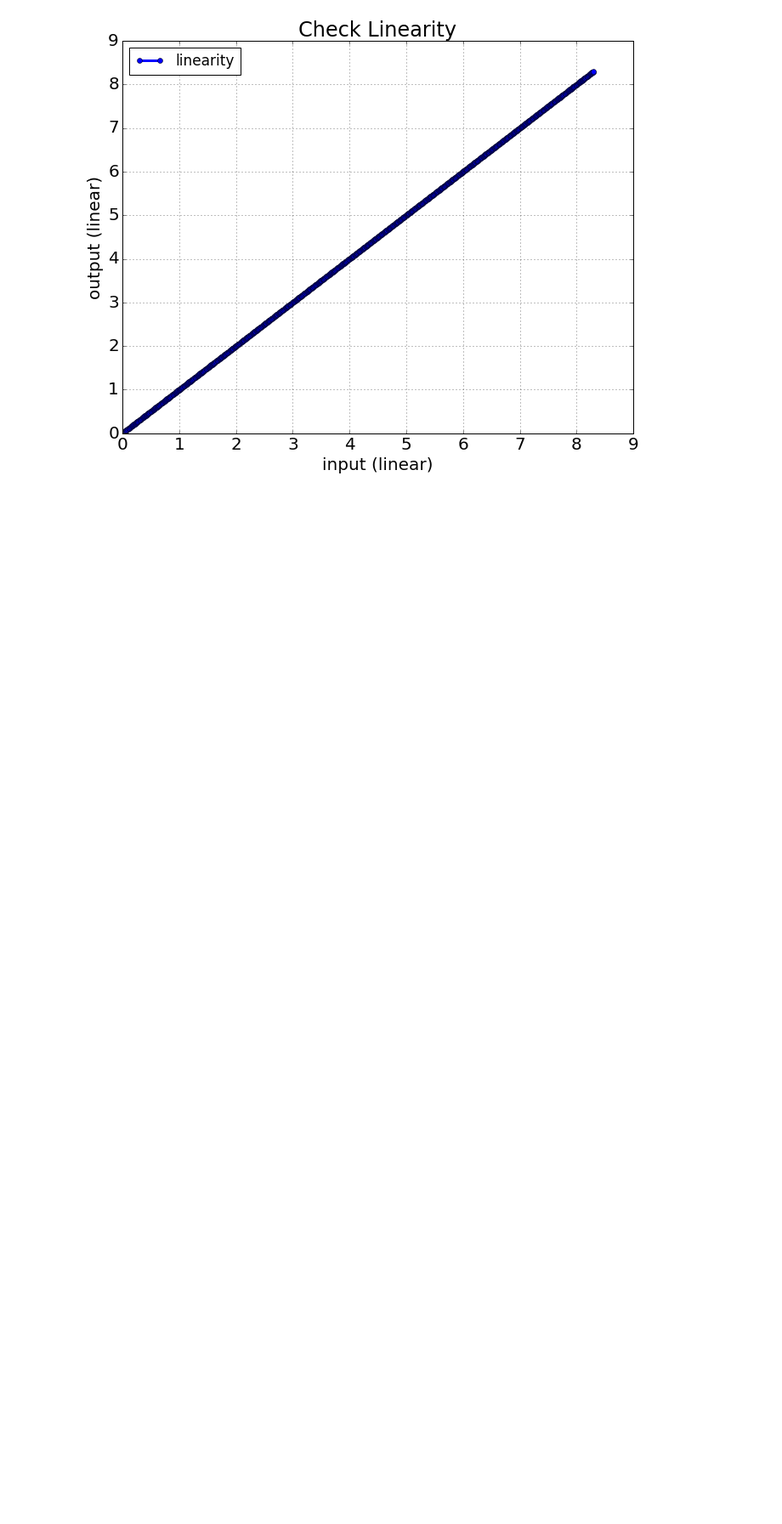
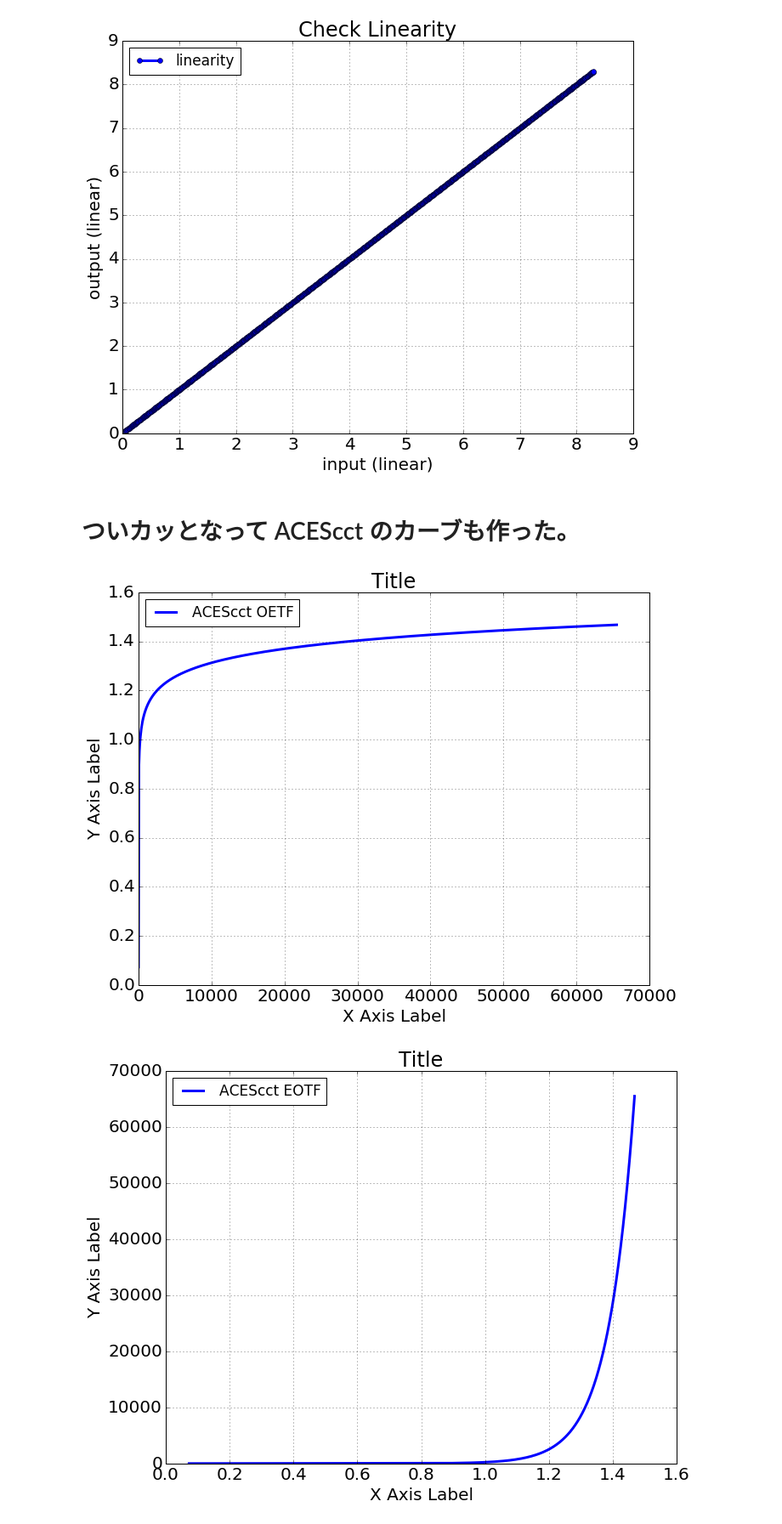
Before and after one commit to toru-ver4/sip, a Jupyter notebook: matplotlib/gamma_curve/plot_gamma_curve.ipynb, the cells around one changed output. Shown at 85% size. Drawn from its saved outputs; the diff is of its cells as text; code cells hidden in the pictures; blank space fills up the shorter version.

Commit message:
added ACEScct

```diff
--- a/matplotlib/gamma_curve/plot_gamma_curve.ipynb
+++ b/matplotlib/gamma_curve/plot_gamma_curve.ipynb
@@ -228,3 +228,37 @@ plt.show()
 [figure]
 [figure]
 [figure]
+# %% [markdown]
+# ついカッとなって ACEScct のカーブも作った。
+# %%
+# ACEScct 作りました
+# ---------------------------------
+%matplotlib inline
+import gamma_curve as gc
+import numpy as np
+import plot_utility as pu
+import matplotlib.pyplot as plt
+import imp
+imp.reload(gc)
+x = np.linspace(0, 1, 1024)
+aces_cct = gc.aces_cct_oetf(x * 65504, plot=True)
+result = gc.aces_cct_eotf(aces_cct, plot=True)
+ax1 = pu.plot_1_graph(fontsize=20,
+                      figsize=(10, 8),
+                      graph_title="Title",
+                      graph_title_size=None,
+                      xlabel="X Axis Label", ylabel="Y Axis Label",
+                      axis_label_size=None,
+                      legend_size=17,
+                      xlim=None,
+                      ylim=None,
+                      xtick=None,
+                      ytick=None,
+                      xtick_size=None, ytick_size=None,
+                      linewidth=3)
+ax1.plot(x * 65504, result, label="ACEScct Encode Decode Result")
+plt.legend(loc='upper left')
+plt.show()
+# %% [output]
+[figure, added]
+[figure, added]
```
Also changed, not shown: parts of 2 cells of this notebook, 1 other file.
